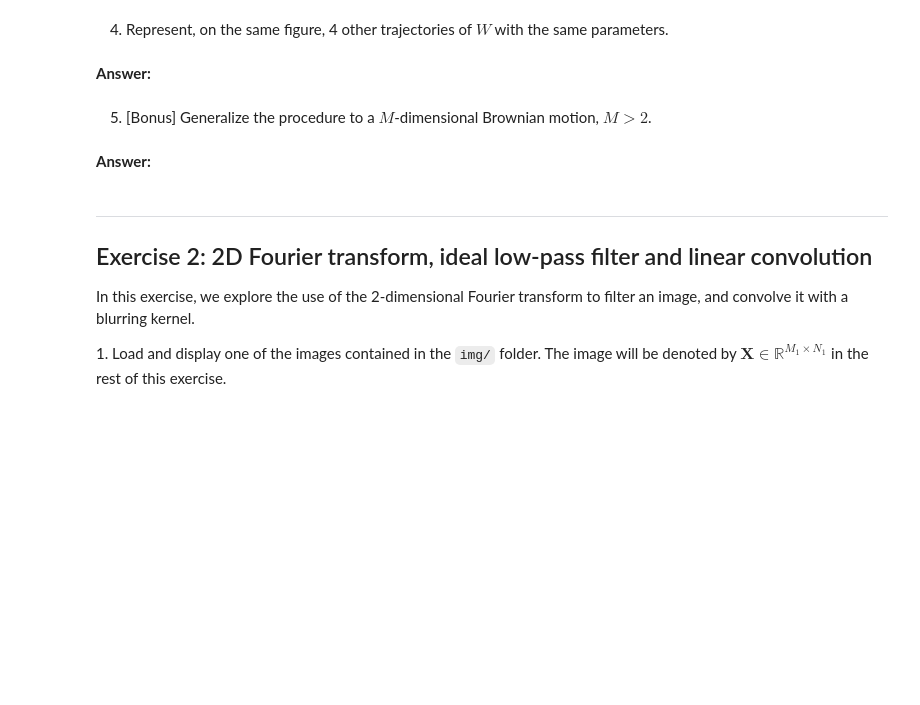
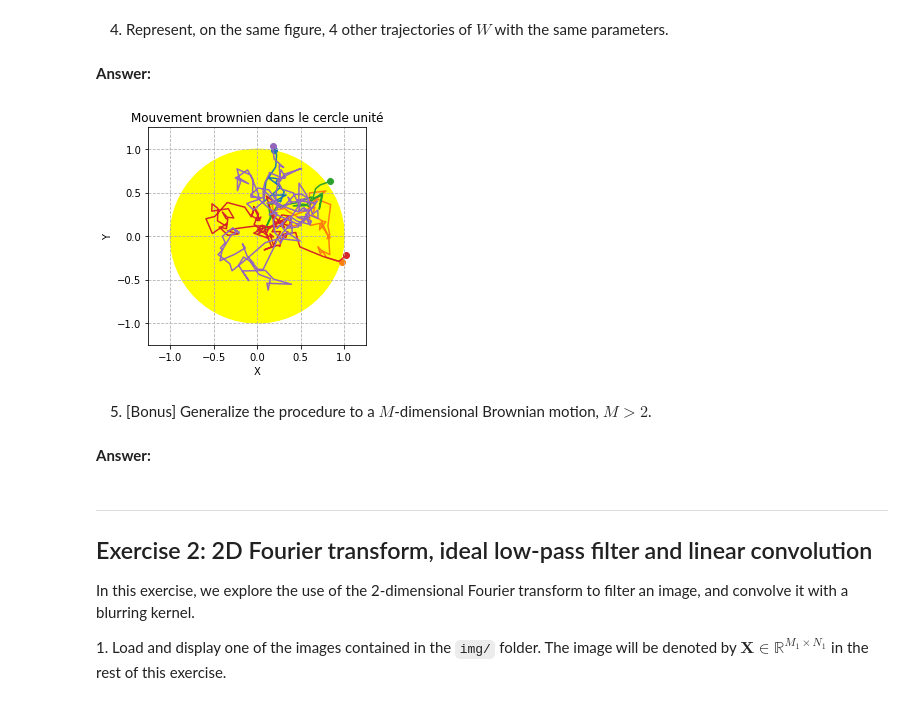
Before and after one commit to hichamomh/Python-labs, a Jupyter notebook: Labs/Lab3/lab3.ipynb, the cells around one changed output. Saved outputs shown, nothing was run; the diff lists cells and outputs as text; code cells hidden in the pictures; blank space fills up the shorter version.

```diff
--- a/Labs/Lab3/lab3.ipynb
+++ b/Labs/Lab3/lab3.ipynb
@@ -79,3 +182,22 @@ where $\mathcal{N}(\mathbf{0}, \mathbf{I})$ is a Gaussian distribution with mean
+# %%
+circle = plt.Circle((0,0), 1,color="yellow")
+fig, ax = plt.subplots()
+plt.xlim(-1.25,1.25)
+plt.ylim(-1.25,1.25)
+plt.grid(linestyle = "--", zorder = 1)
+ax.set_aspect(1)
+ax.add_artist(circle)
+plt.title("Mouvement brownien dans le cercle unité")
+plt.xlabel("X")
+plt.ylabel("Y")
+np.random.seed(10)
+for _ in range(5):
+    B_M,W_intersection = brownian_motion(10000, [0.2,0.4], 0.01, rng)
+    plt.plot(B_M[:, 0],B_M[:, 1])
+    if W_intersection.all() !=None :
+        plt.scatter(W_intersection[0],W_intersection[1])
+# %% [output]
+[figure, added]
 # %% [markdown]
 5. [Bonus] Generalize the procedure to a $M$-dimensional Brownian motion, $M > 2$.
 # %% [markdown]
```
Also changed, not shown: parts of 27 cells of this notebook.
